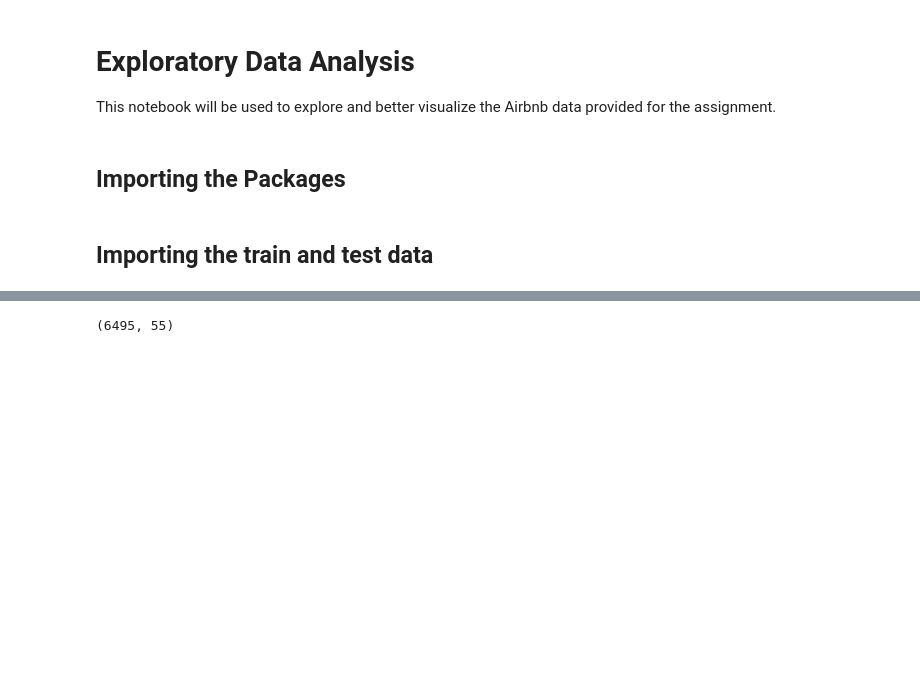
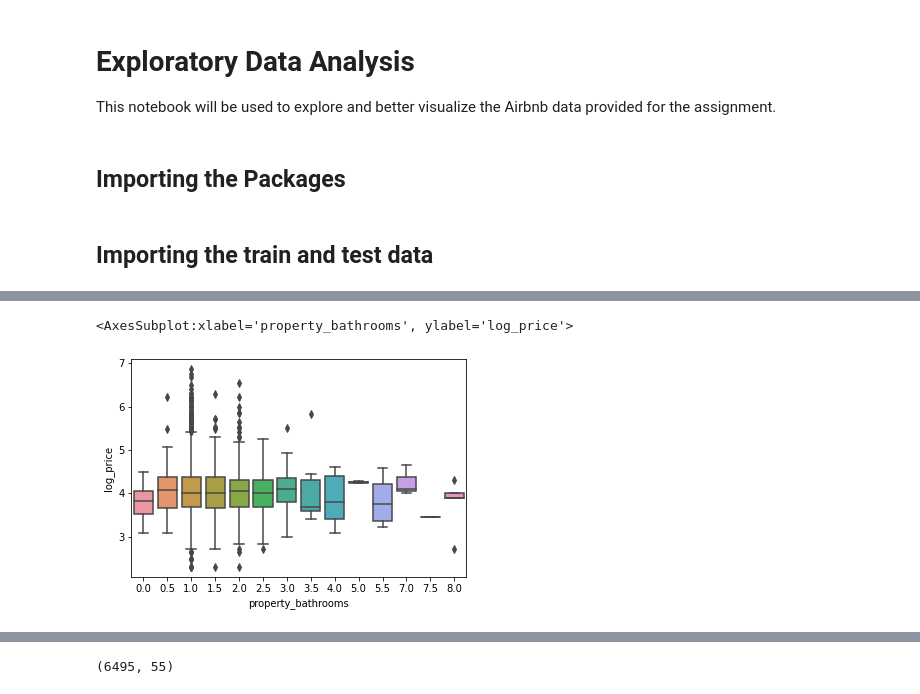
Before and after one commit to guidbem/Airbnb-Price-Prediction, a Jupyter notebook: eda.ipynb, the cells around one changed output, grey strips where cells are left out. Saved outputs shown, nothing was run; the diff lists cells and outputs as text; code cells hidden in the pictures; blank space fills up the shorter version.

```diff
--- a/eda.ipynb
+++ b/eda.ipynb
@@ -15,0 +36,5 @@ df_test = pd.read_csv('test.csv')
+# %%
+sns.boxplot(data=df_train, x='property_bathrooms', y='log_price')
+# %% [output]
+<AxesSubplot:xlabel='property_bathrooms', ylabel='log_price'>
+[figure, added]
```
Also changed, not shown: parts of 73 cells of this notebook, 7 other files.
